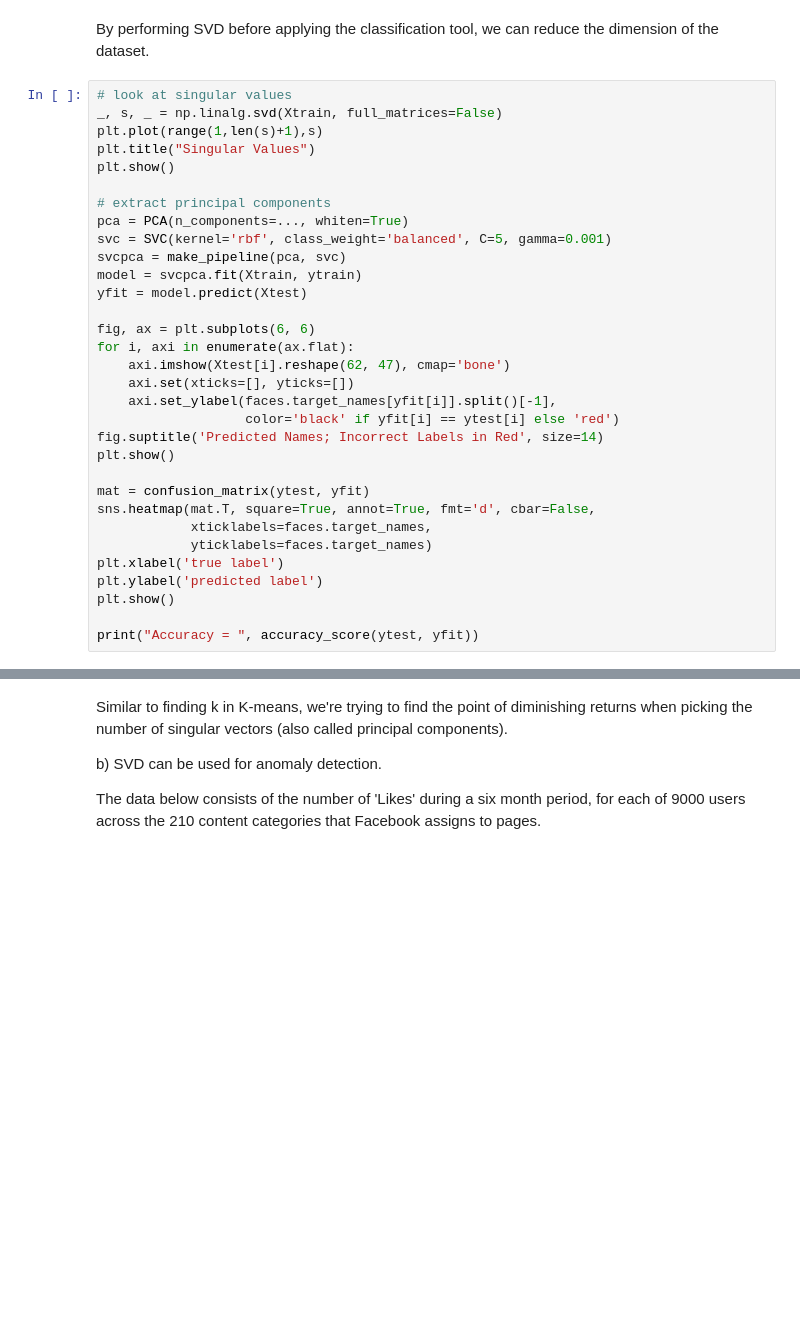
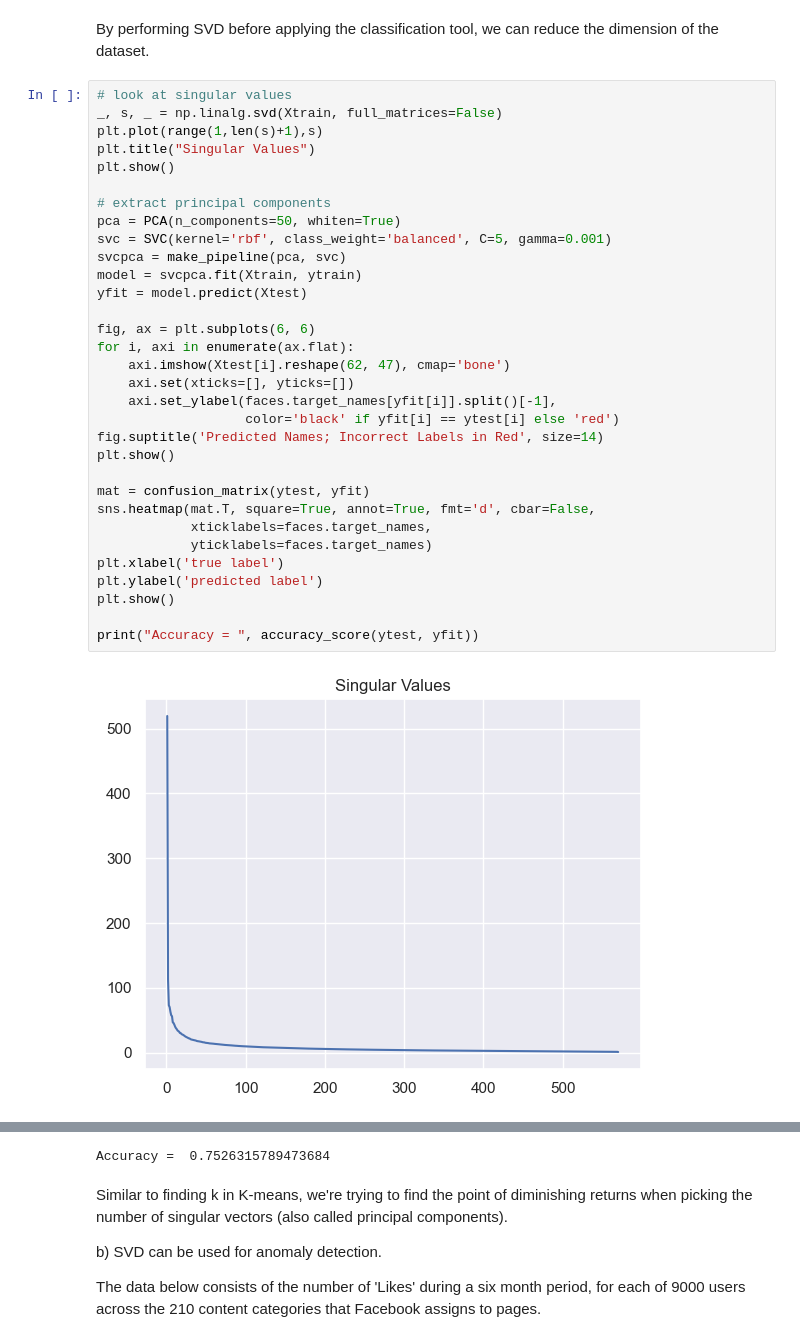
Before and after one commit to hrl-2024/Data-Science-Fundamentals, a Jupyter notebook: lecture_10/worksheet_10.ipynb, the cells around one changed output, grey strips where cells are left out. Cells and saved outputs as stored; diff of their text form; blank space fills up the shorter version.

```diff
--- a/lecture_10/worksheet_10.ipynb
+++ b/lecture_10/worksheet_10.ipynb
@@ -230,31 +235,33 @@ By performing SVD before applying the classification tool, we can reduce the dim
 # look at singular values
 _, s, _ = np.linalg.svd(Xtrain, full_matrices=False)
 plt.plot(range(1,len(s)+1),s)
 plt.title("Singular Values")
 plt.show()
 
 # extract principal components
-pca = PCA(n_components=..., whiten=True)
+pca = PCA(n_components=50, whiten=True)
 svc = SVC(kernel='rbf', class_weight='balanced', C=5, gamma=0.001)
 svcpca = make_pipeline(pca, svc)
 model = svcpca.fit(Xtrain, ytrain)
 yfit = model.predict(Xtest)
 
 fig, ax = plt.subplots(6, 6)
 for i, axi in enumerate(ax.flat):
     axi.imshow(Xtest[i].reshape(62, 47), cmap='bone')
     axi.set(xticks=[], yticks=[])
     axi.set_ylabel(faces.target_names[yfit[i]].split()[-1],
                    color='black' if yfit[i] == ytest[i] else 'red')
 fig.suptitle('Predicted Names; Incorrect Labels in Red', size=14)
 plt.show()
 
 mat = confusion_matrix(ytest, yfit)
 sns.heatmap(mat.T, square=True, annot=True, fmt='d', cbar=False,
             xticklabels=faces.target_names,
             yticklabels=faces.target_names)
 plt.xlabel('true label')
 plt.ylabel('predicted label')
 plt.show()
 
 print("Accuracy = ", accuracy_score(ytest, yfit))
+# %% [output]
+[figure, added]
@@ -261,3 +270,4 @@ print("Accuracy = ", accuracy_score(ytest, yfit))
+Accuracy =  0.7526315789473684
 # %% [markdown]
 Similar to finding k in K-means, we're trying to find the point of diminishing returns when picking the number of singular vectors (also called principal components).
 
```
Also changed, not shown: parts of 5 cells of this notebook.
